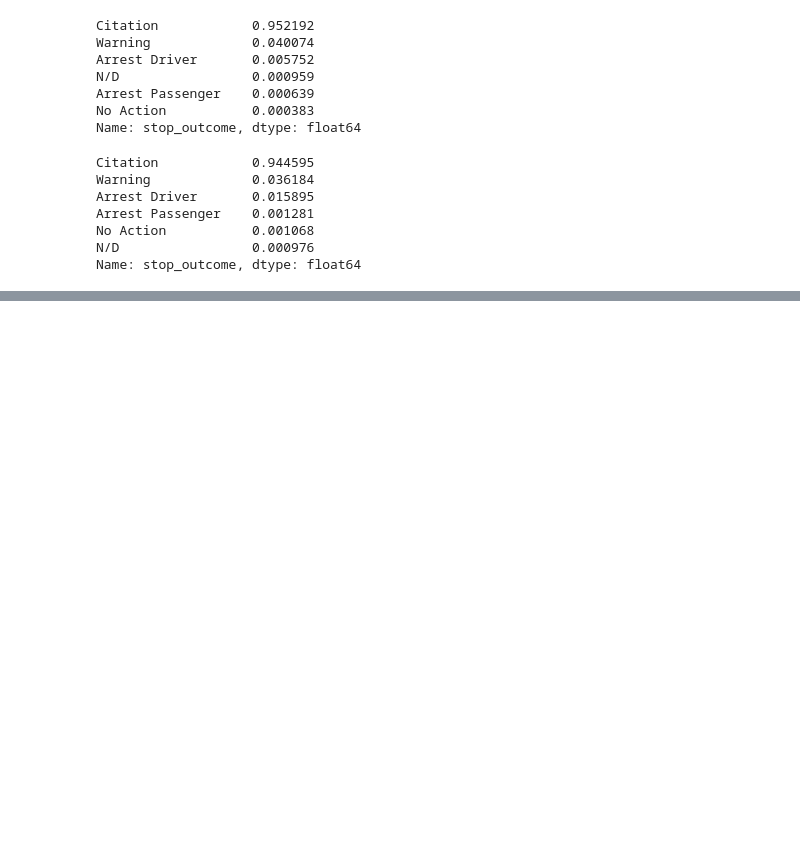
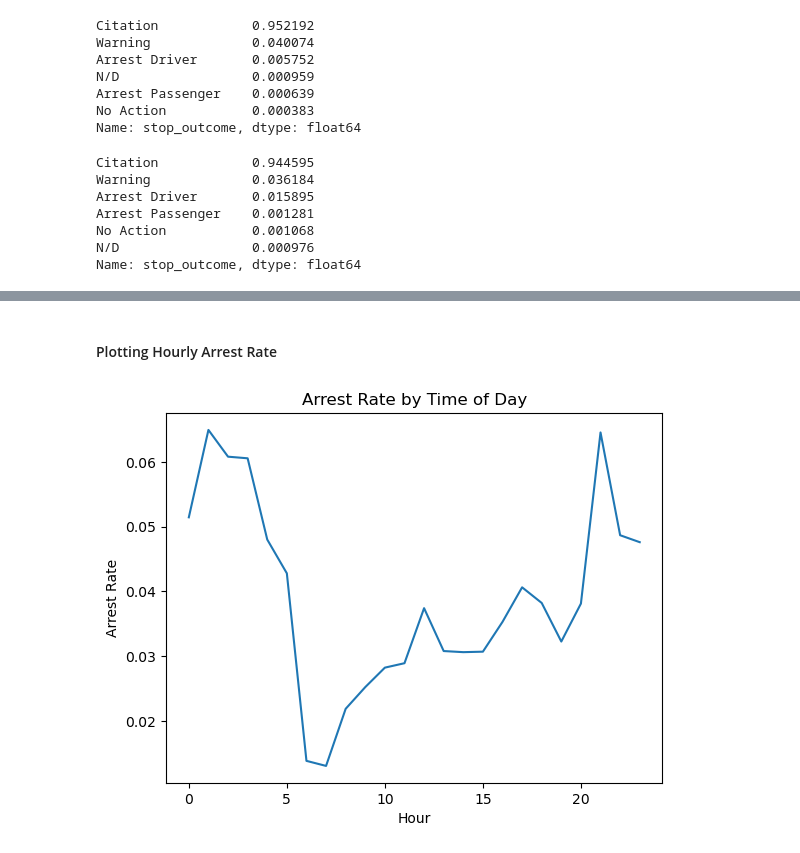
Before and after one commit to craigtrupp/Educational-Data-Python-Items, a Jupyter notebook: DataCamp/Pandas/Analyzing Police Activity with pandas.ipynb, the cells around one changed output, grey strips where cells are left out. Cells and saved outputs as stored; diff of their text form; code cells hidden in the pictures; blank space fills up the shorter version.

```diff
--- a/DataCamp/Pandas/Analyzing Police Activity with pandas.ipynb
+++ b/DataCamp/Pandas/Analyzing Police Activity with pandas.ipynb
@@ -276,0 +380,15 @@ Name: stop_outcome, dtype: float64
+# %%
+# count the `search_type' values
+print(ri.search_type.value_counts(dropna=False))
+
+print('\n')
+# Check if 'search_type' contains the string 'Protective Frisk' - new column "frisk" that is True for string or false otherwise
+ri['frisk'] = ri.search_type.str.contains('Protective Frisk', na=False)
+display(ri['frisk'].value_counts(dropna=False))
+
+print('\n')
+# Check the data type of 'frisk'
+print(ri.frisk.dtype)
+
+# Take the sum of 'frisk'
+print(ri.frisk.sum())
@@ -276,0 +448,14 @@ Name: stop_outcome, dtype: float64
+# %%
+# Calculate the overall arrest rate
+print(ri.is_arrested.mean())
+
+# Calculate the hourly arrest rate
+print(ri.groupby(ri.index.hour)['is_arrested'].mean())
+
+print('\n')
+
+# Quick look at the value counts per hour
+print(ri.groupby(ri.index.hour)['is_arrested'].value_counts().unstack().head(5))
+
+# Save the hourly arrest rate
+hourly_arrest_rate = ri.groupby(ri.index.hour)['is_arrested'].mean()
@@ -276,0 +480,20 @@ Name: stop_outcome, dtype: float64
+# %% [markdown]
+#### Plotting Hourly Arrest Rate
+# %%
+# In this exercise, you'll create a line plot from the hourly_arrest_rate object.
+# A line plot is appropriate in this case because you're showing how a quantity changes over time.
+
+import matplotlib.pyplot as plt
+
+# Create a line plot of hourly_arrest_rate
+hourly_arrest_rate.plot(kind='line')
+
+# Add lables
+plt.xlabel('Hour')
+plt.ylabel('Arrest Rate')
+plt.title('Arrest Rate by Time of Day')
+
+# Display plot
+plt.show()
+# %% [output]
+[figure, added]
```
Also changed, not shown: parts of 29 cells of this notebook, 5 other files.
